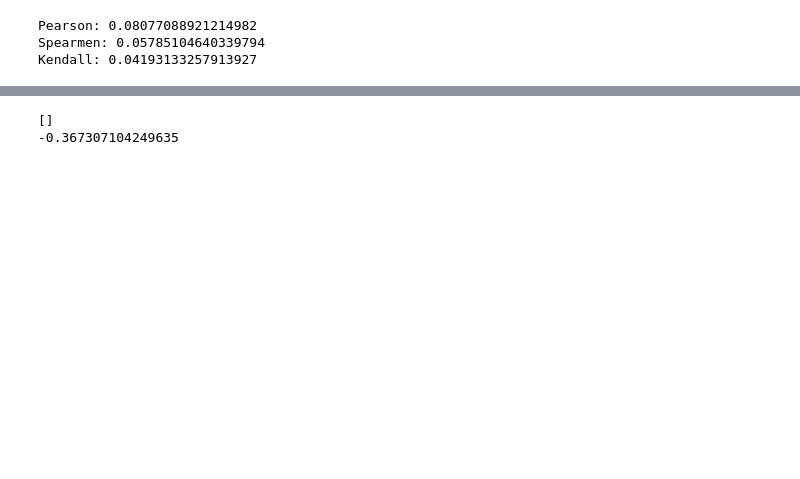
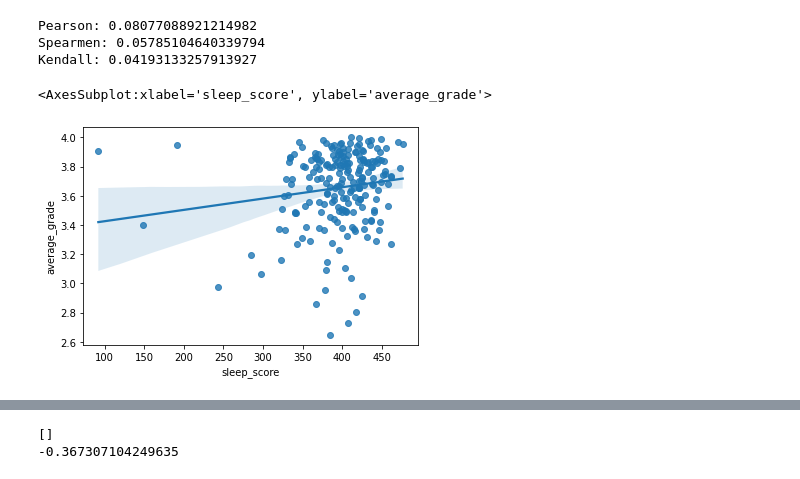
Before and after one commit to EAltunoglu/cmpe492, a Jupyter notebook: sns.ipynb, the cells around one changed output, grey strips where cells are left out. Drawn from its saved outputs; the diff is of its cells as text; code cells hidden in the pictures; blank space fills up the shorter version.

```diff
--- a/sns.ipynb
+++ b/sns.ipynb
@@ -62,14 +62,13 @@ Kendall: 0.04193133257913927
 # %%
 average_grades = pd.read_csv('average_grades.csv')
 # average_sleeps = pd.read_csv('average_sleeps.csv')
 average_sleeps = weighted_average_sleeps
 
 sleep_grade_average = pd.merge(average_grades, average_sleeps, on=['egoid'])
 sleep_grade_average.to_csv('sleep_grade_average.csv')
 base_matrix = sleep_grade_average[['sleep_score', 'average_grade']]
-corr_matrix = base_matrix.corr(method='pearson')
-corr_matrix.to_csv('corr_matrices/pearson_matrix_sleep_grade_average.csv', index=True)
-corr_matrix = base_matrix.corr(method='kendall')
-corr_matrix.to_csv('corr_matrices/kendall_matrix_sleep_grade_average.csv', index=True)
-corr_matrix = base_matrix.corr(method='spearman')
-corr_matrix.to_csv('corr_matrices/spearman_matrix_sleep_grade_average.csv', index=True)
+
+sns.regplot(x="sleep_score", y="average_grade", data=sleep_grade_average)
+# %% [output]
+<AxesSubplot:xlabel='sleep_score', ylabel='average_grade'>
+[figure, added]
```
Also changed, not shown: parts of 8 cells of this notebook.
